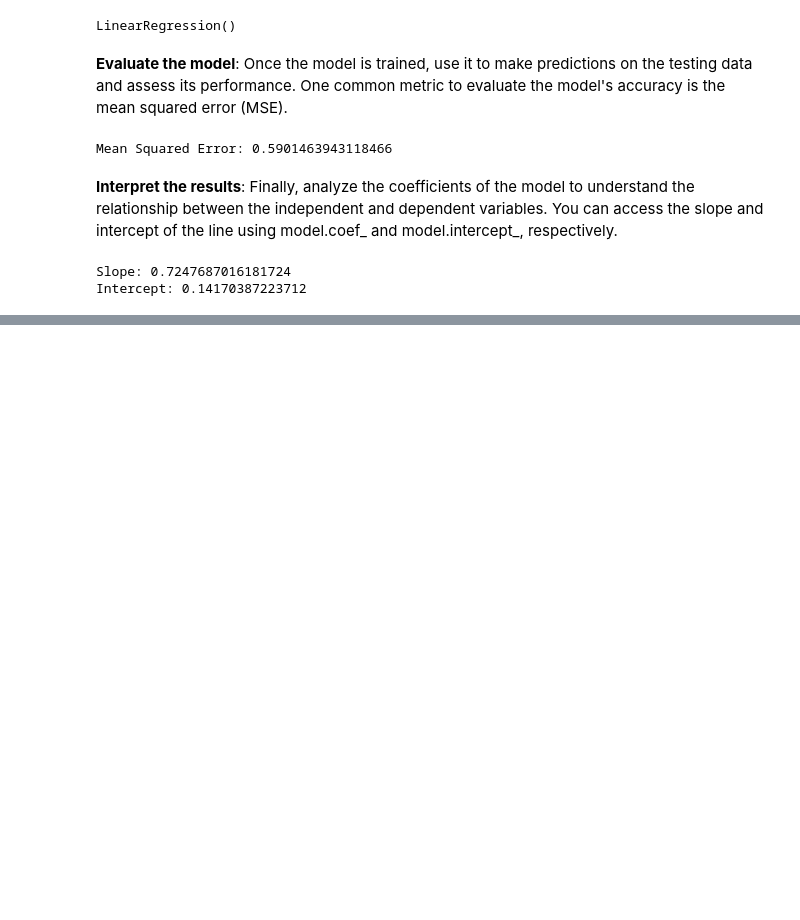
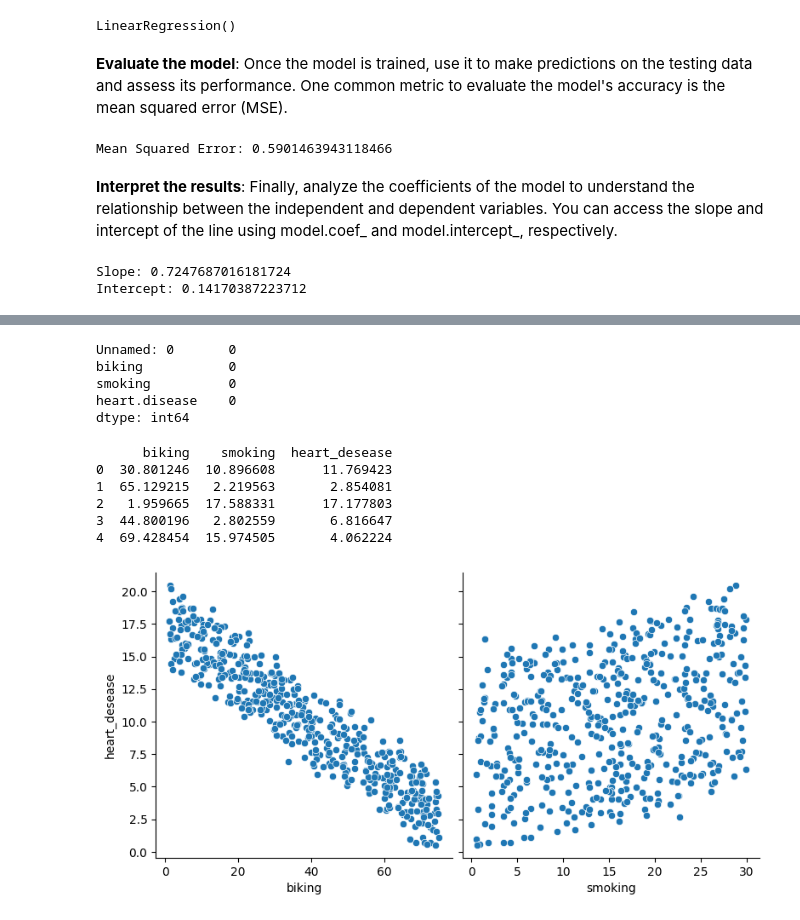
Before and after one commit to pavi-1994/linear_regression, a Jupyter notebook: Simple_linear_regression.ipynb, the cells around one changed output, grey strips where cells are left out. Drawn from its saved outputs; the diff is of its cells as text; code cells hidden in the pictures; blank space fills up the shorter version.

```diff
--- a/Simple_linear_regression.ipynb
+++ b/Simple_linear_regression.ipynb
@@ -190,0 +196,5 @@ Intercept: 0.14170387223712
+# %%
+heart_data="/content/drive/MyDrive/almabetter/personal/linear regression/heart.data.csv"
+# %%
+heart_df=pd.read_csv(heart_data)
+heart_df.head()
@@ -190,0 +230,35 @@ Intercept: 0.14170387223712
+# %%
+heart_df.isnull().sum()
+# %% [output]
+Unnamed: 0       0
+biking           0
+smoking          0
+heart.disease    0
+dtype: int64
+# %%
+heart_df=heart_df.drop('Unnamed: 0', axis=1)
+# %%
+# Create a dictionary to map the original column names to the new names
+column_mapping = {
+    'biking': 'biking',
+    'smoking': 'smoking',
+    'heart.disease': 'heart_desease'
+}
+
+# Use the rename() function to rename the columns
+heart_df = heart_df.rename(columns=column_mapping)
+
+print(heart_df.head())
+# %% [output]
+      biking    smoking  heart_desease
+0  30.801246  10.896608      11.769423
+1  65.129215   2.219563       2.854081
+2   1.959665  17.588331      17.177803
+3  44.800196   2.802559       6.816647
+4  69.428454  15.974505       4.062224
+# %%
+#to plot all the scatterplots in a single plot
+sns.pairplot(heart_df, x_vars=[ 'biking', 'smoking' ], y_vars = 'heart_desease', size = 4, kind = 'scatter' )
+plt.show()
+# %% [output]
+[figure, added]
```
Also changed, not shown: parts of 23 cells of this notebook.
